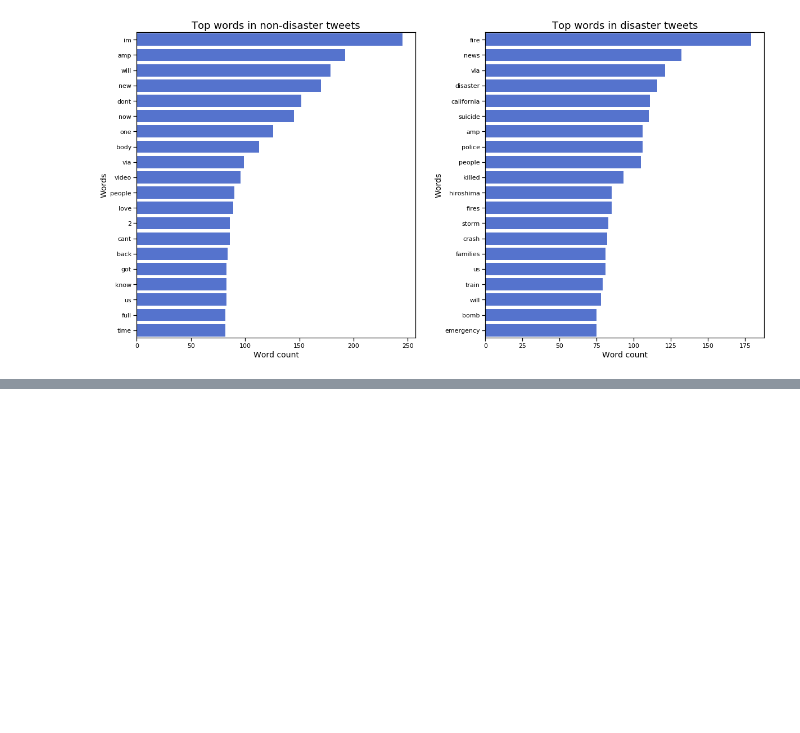
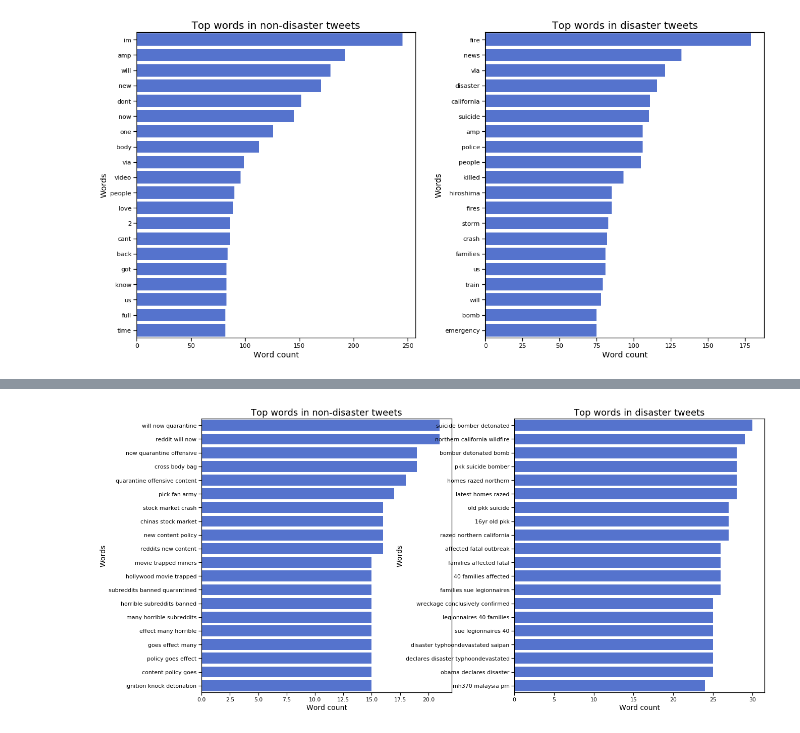
Before and after one commit to mandavatk/AnalyticsFinalProject, a Jupyter notebook: Team2_NLP_Disaster_Tweets.ipynb, the cells around one changed output, grey strips where cells are left out. Saved outputs shown, nothing was run; the diff lists cells and outputs as text; code cells hidden in the pictures; blank space fills up the shorter version.

```diff
--- a/Team2_NLP_Disaster_Tweets.ipynb
+++ b/Team2_NLP_Disaster_Tweets.ipynb
@@ -191,0 +200,8 @@ comparison_plot(sincere_1gram,insincere_1gram,'word','wordcount', 0.25)
+# %%
+#Obtain sincere and insincere ngram based on 3 gram (top 20)
+sincere_3gram = generate_ngrams(train_data[train_data["target"]==0], 'text', 3, 20)
+insincere_3gram = generate_ngrams(train_data[train_data["target"]==1], 'text', 3, 20)
+#compare the bar plots
+comparison_plot(sincere_3gram,insincere_3gram,'word','wordcount', 0.25)
+# %% [output]
+[figure, added]
```
Also changed, not shown: parts of 1 cell of this notebook.
